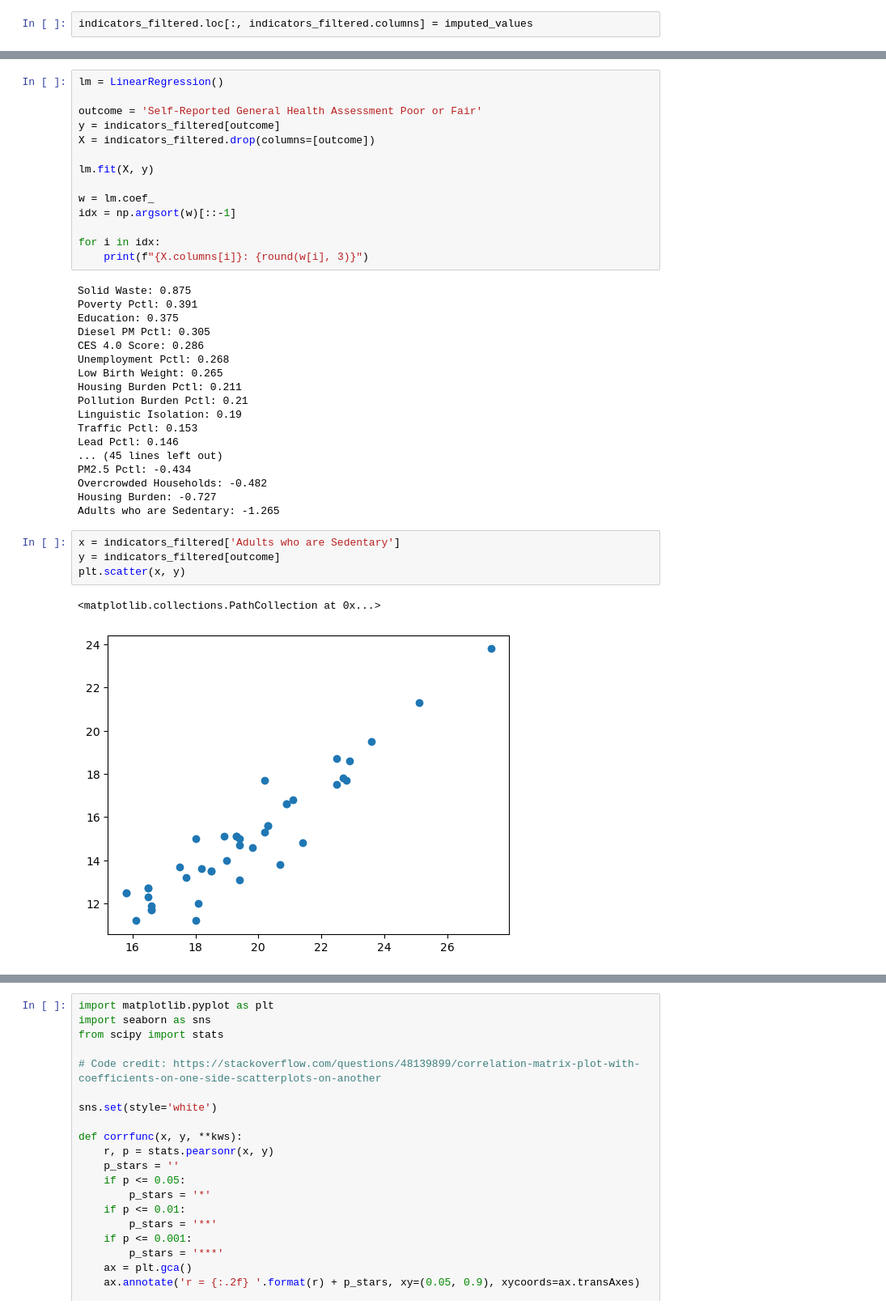
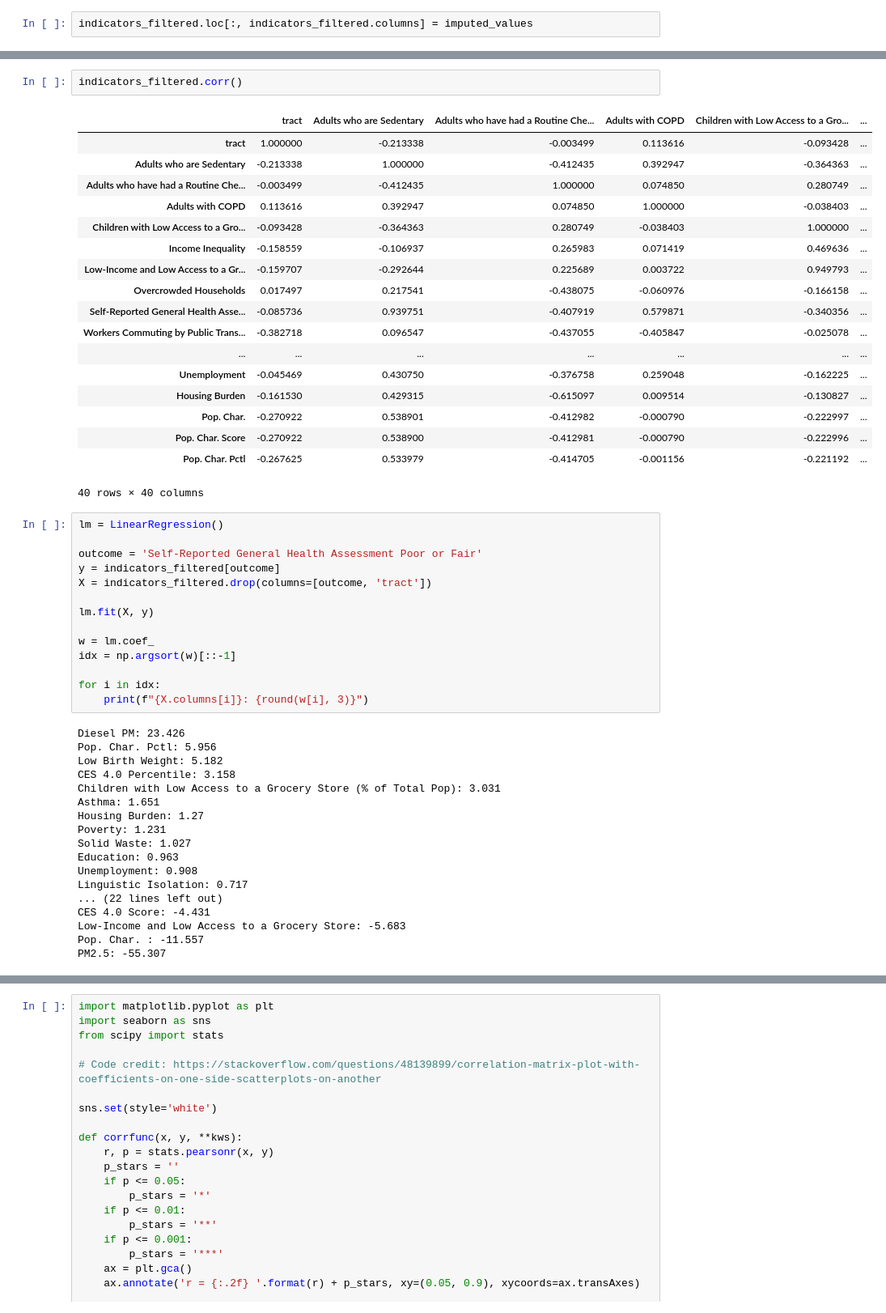
Before and after one commit to macks26/rise-south-city-dashboard, a Jupyter notebook: code/health.ipynb, the cells around one changed output, grey strips where cells are left out. Shown: that part at 81% size. Saved outputs shown, nothing was run; the diff lists cells and outputs as text.

```diff
--- a/code/health.ipynb
+++ b/code/health.ipynb
@@ -39,10 +41,31 @@ Index(['tract', 'Adults who are Sedentary',
       dtype='object')
+# %%
+indicators_filtered.corr()
+# %% [output]
+|  | tract | Adults who are Sedentary | Adults who have had a Routine Che... | Adults with COPD | Children with Low Access to a Gro... | ... |
+| tract | 1.000000 | -0.213338 | -0.003499 | 0.113616 | -0.093428 | ... |
+| Adults who are Sedentary | -0.213338 | 1.000000 | -0.412435 | 0.392947 | -0.364363 | ... |
+| Adults who have had a Routine Che... | -0.003499 | -0.412435 | 1.000000 | 0.074850 | 0.280749 | ... |
+| Adults with COPD | 0.113616 | 0.392947 | 0.074850 | 1.000000 | -0.038403 | ... |
+| Children with Low Access to a Gro... | -0.093428 | -0.364363 | 0.280749 | -0.038403 | 1.000000 | ... |
+| Income Inequality | -0.158559 | -0.106937 | 0.265983 | 0.071419 | 0.469636 | ... |
+| Low-Income and Low Access to a Gr... | -0.159707 | -0.292644 | 0.225689 | 0.003722 | 0.949793 | ... |
+| Overcrowded Households | 0.017497 | 0.217541 | -0.438075 | -0.060976 | -0.166158 | ... |
+| Self-Reported General Health Asse... | -0.085736 | 0.939751 | -0.407919 | 0.579871 | -0.340356 | ... |
+| Workers Commuting by Public Trans... | -0.382718 | 0.096547 | -0.437055 | -0.405847 | -0.025078 | ... |
+| ... | ... | ... | ... | ... | ... | ... |
+| Unemployment | -0.045469 | 0.430750 | -0.376758 | 0.259048 | -0.162225 | ... |
+| Housing Burden | -0.161530 | 0.429315 | -0.615097 | 0.009514 | -0.130827 | ... |
+| Pop. Char. | -0.270922 | 0.538901 | -0.412982 | -0.000790 | -0.222997 | ... |
+| Pop. Char. Score | -0.270922 | 0.538900 | -0.412981 | -0.000790 | -0.222996 | ... |
+| Pop. Char. Pctl | -0.267625 | 0.533979 | -0.414705 | -0.001156 | -0.221192 | ... |
+40 rows × 40 columns
 # %%
 lm = LinearRegression()
 
 outcome = 'Self-Reported General Health Assessment Poor or Fair'
 y = indicators_filtered[outcome]
-X = indicators_filtered.drop(columns=[outcome])
+X = indicators_filtered.drop(columns=[outcome, 'tract'])
 
 lm.fit(X, y)
 
@@ -52,30 +75,23 @@ idx = np.argsort(w)[::-1]
 for i in idx:
     print(f"{X.columns[i]}: {round(w[i], 3)}")
 # %% [output]
-Solid Waste: 0.875
-Poverty Pctl: 0.391
-Education: 0.375
-Diesel PM Pctl: 0.305
-CES 4.0 Score: 0.286
-Unemployment Pctl: 0.268
-Low Birth Weight: 0.265
-Housing Burden Pctl: 0.211
-Pollution Burden Pctl: 0.21
-Linguistic Isolation: 0.19
-Traffic Pctl: 0.153
-Lead Pctl: 0.146
-... (45 lines left out)
-PM2.5 Pctl: -0.434
-Overcrowded Households: -0.482
-Housing Burden: -0.727
-Adults who are Sedentary: -1.265
+Diesel PM: 23.426
+Pop. Char. Pctl: 5.956
+Low Birth Weight: 5.182
+CES 4.0 Percentile: 3.158
+Children with Low Access to a Grocery Store (% of Total Pop): 3.031
+Asthma: 1.651
+Housing Burden: 1.27
+Poverty: 1.231
+Solid Waste: 1.027
+Education: 0.963
+Unemployment: 0.908
+Linguistic Isolation: 0.717
+... (22 lines left out)
+CES 4.0 Score: -4.431
+Low-Income and Low Access to a Grocery Store: -5.683
+Pop. Char. : -11.557
+PM2.5: -55.307
-# %%
-x = indicators_filtered['Adults who are Sedentary']
-y = indicators_filtered[outcome]
-plt.scatter(x, y)
-# %% [output]
-<matplotlib.collections.PathCollection at 0x...>
-[figure, removed]
 # %%
 len(indicators_filtered.columns)
 # %% [output]
```
Also changed, not shown: parts of 6 cells of this notebook, 1 other file.
